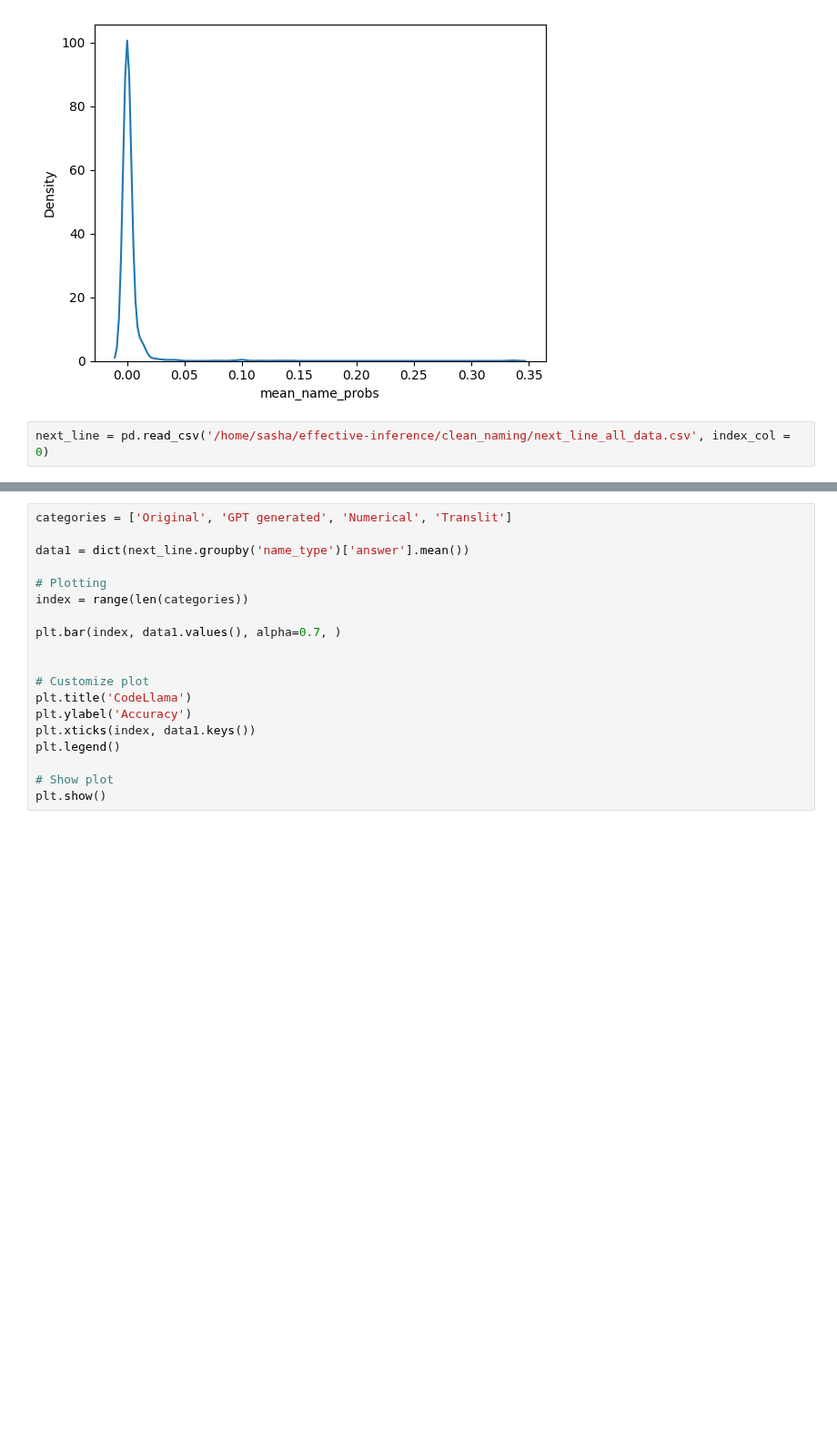
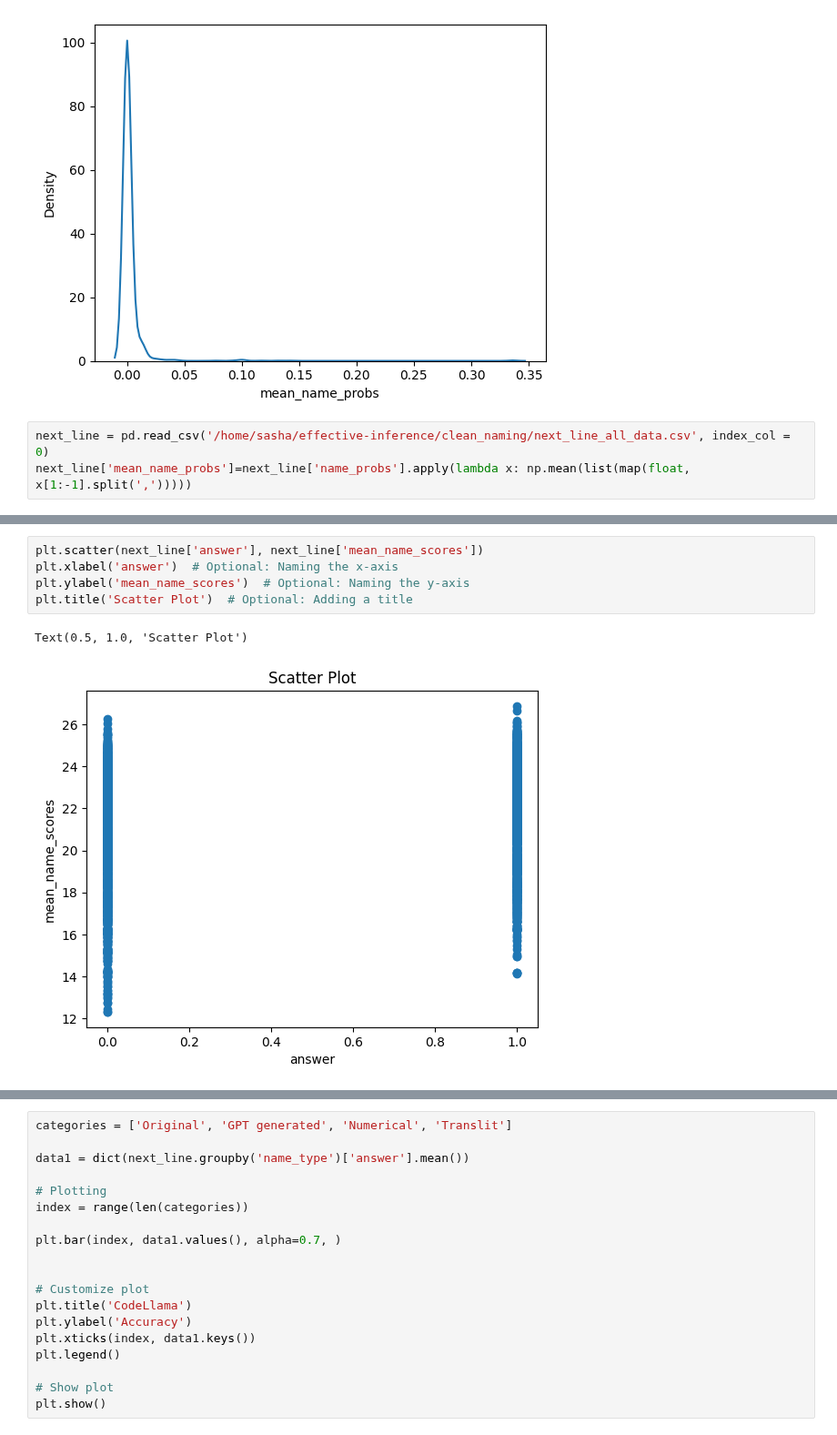
Before and after one commit to JetBrains-Research/effective-inference, a Jupyter notebook: notebooks/Untitled.ipynb, the cells around one changed output, grey strips where cells are left out. Shown at 91% size. Drawn from its saved outputs; the diff is of its cells as text; blank space fills up the shorter version.

```diff
--- a/notebooks/Untitled.ipynb
+++ b/notebooks/Untitled.ipynb
@@ -399,3 +399,4 @@ sns.kdeplot(data=next_line[next_line['answer']==1], x="mean_name_probs")
 [figure]
 # %%
 next_line = pd.read_csv('/home/sasha/effective-inference/clean_naming/next_line_all_data.csv', index_col = 0)
+next_line['mean_name_probs']=next_line['name_probs'].apply(lambda x: np.mean(list(map(float, x[1:-1].split(',')))))
@@ -401,0 +420,8 @@ next_line = pd.read_csv('/home/sasha/effective-inference/clean_naming/next_line_
+# %%
+plt.scatter(next_line['answer'], next_line['mean_name_scores'])
+plt.xlabel('answer')  # Optional: Naming the x-axis
+plt.ylabel('mean_name_scores')  # Optional: Naming the y-axis
+plt.title('Scatter Plot')  # Optional: Adding a title
+# %% [output]
+Text(0.5, 1.0, 'Scatter Plot')
+[figure, added]
```
Also changed, not shown: parts of 21 cells of this notebook, 5 other files.
